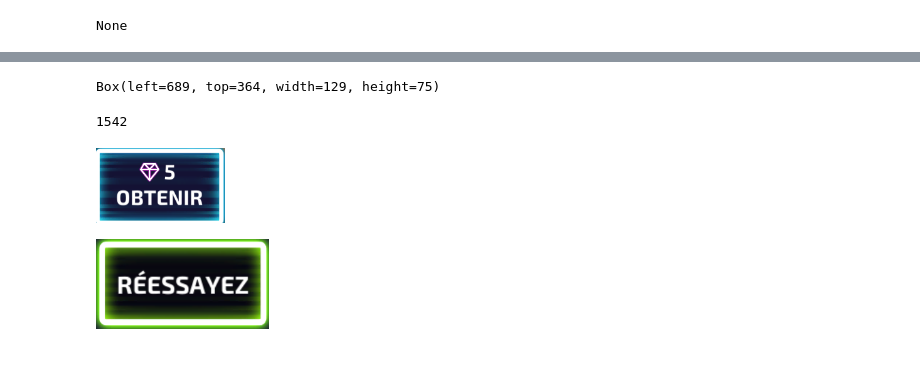
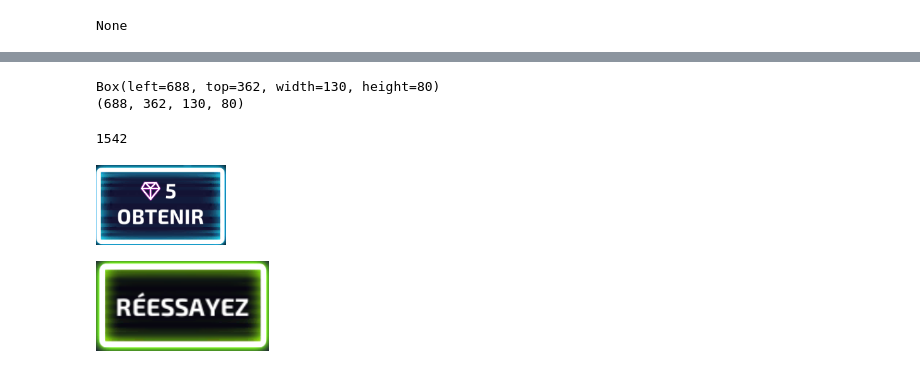
Before and after one commit to Stanslas55/TowerAiProject, a Jupyter notebook: screen_capture.ipynb, the cells around one changed output, grey strips where cells are left out. Saved outputs shown, nothing was run; the diff lists cells and outputs as text; code cells hidden in the pictures.

```diff
--- a/screen_capture.ipynb
+++ b/screen_capture.ipynb
@@ -51,20 +57,29 @@ print(localisationDiamond)
 
 #29/06/2023
 #Box(left=689, top=364, width=129, height=75)
+
+#08/08/2023
+#Box(left=691, top=365, width=124, height=76)
+
+#15/10/2023
+#Box(left=688, top=362, width=130, height=80)
+
+print(f"({localisationDiamond.left}, {localisationDiamond.top}, {localisationDiamond.width}, {localisationDiamond.height})")
 # %% [output]
-Box(left=689, top=364, width=129, height=75)
+Box(left=688, top=362, width=130, height=80)
+(688, 362, 130, 80)
 # %%
 5382 - main_screen[0]
 # %% [output]
 1542
 # %%
 #sleep(5)
-diamond = (689,364,129,75)
+diamond = (localisationDiamond.left, localisationDiamond.top, localisationDiamond.width, localisationDiamond.height)
 # (A, B, C, D)
 
 pyautogui.screenshot(region=diamond)
 # %% [output]
-[figure, old version]
+[figure, new version]
 # %%
 retry = (771,784,173,90)
 pyautogui.screenshot(region=retry)
```
Also changed, not shown: parts of 1 cell of this notebook, 7 other files.
